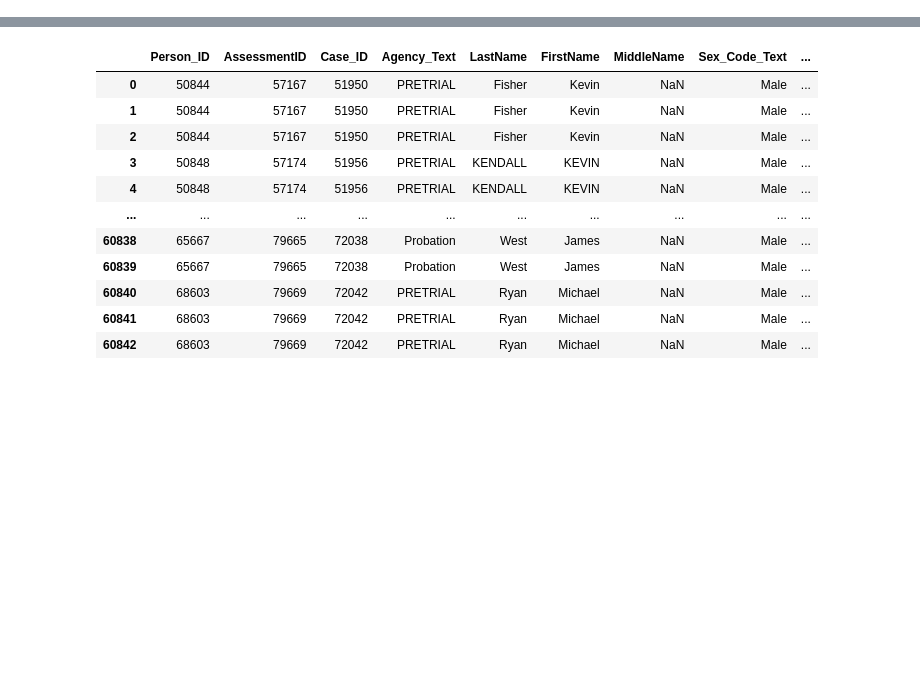
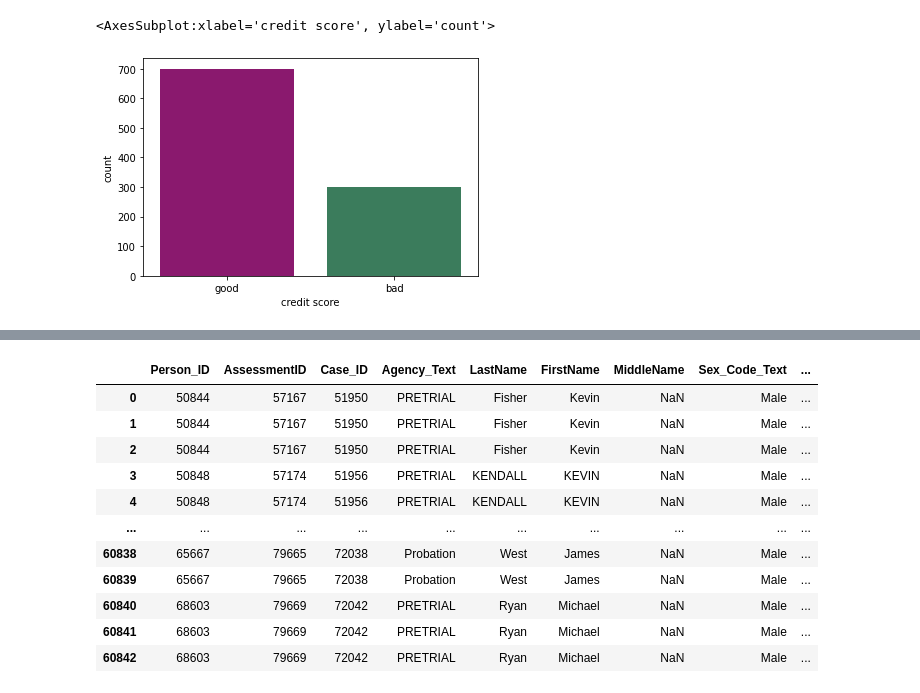
Before and after one commit to enesmith/womenatthetable, a Jupyter notebook: sds-capstone-ekornberg.ipynb, the cells around one changed output, grey strips where cells are left out. Drawn from its saved outputs; the diff is of its cells as text; code cells hidden in the pictures; blank space fills up the shorter version.

```diff
--- a/sds-capstone-ekornberg.ipynb
+++ b/sds-capstone-ekornberg.ipynb
@@ -2,0 +312,14 @@ import pandas as pd
+# %%
+df_viz = X.copy()
+df_viz['sex'] = X['sex'].replace({1.0: 'Male', 0.0: 'Female'})
+df_viz['credit score'] = y.replace({1:'good', 0: 'bad'})
+df_viz.index = df_viz.index.droplevel('sex')
+
+purple = '#9d0677'
+green = '#30875c'
+workshop_palette = [purple, green]
+# %%
+sns.countplot(x='credit score', data=df_viz, palette=workshop_palette)
+# %% [output]
+<AxesSubplot:xlabel='credit score', ylabel='count'>
+[figure, added]
```
Also changed, not shown: parts of 23 cells of this notebook, 2 other files.
